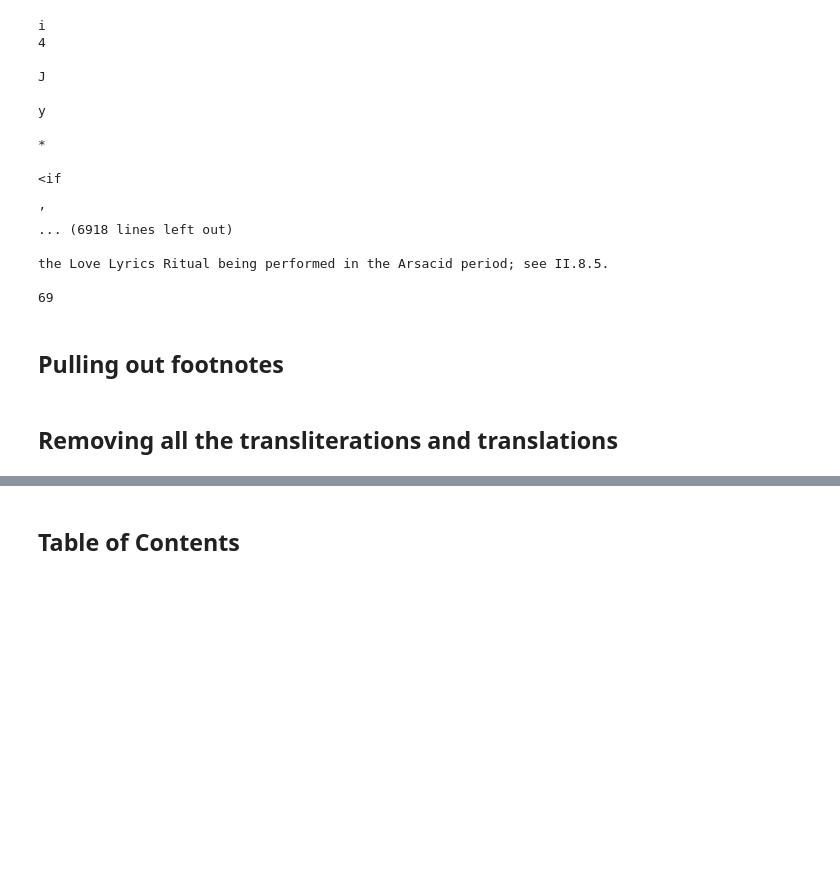
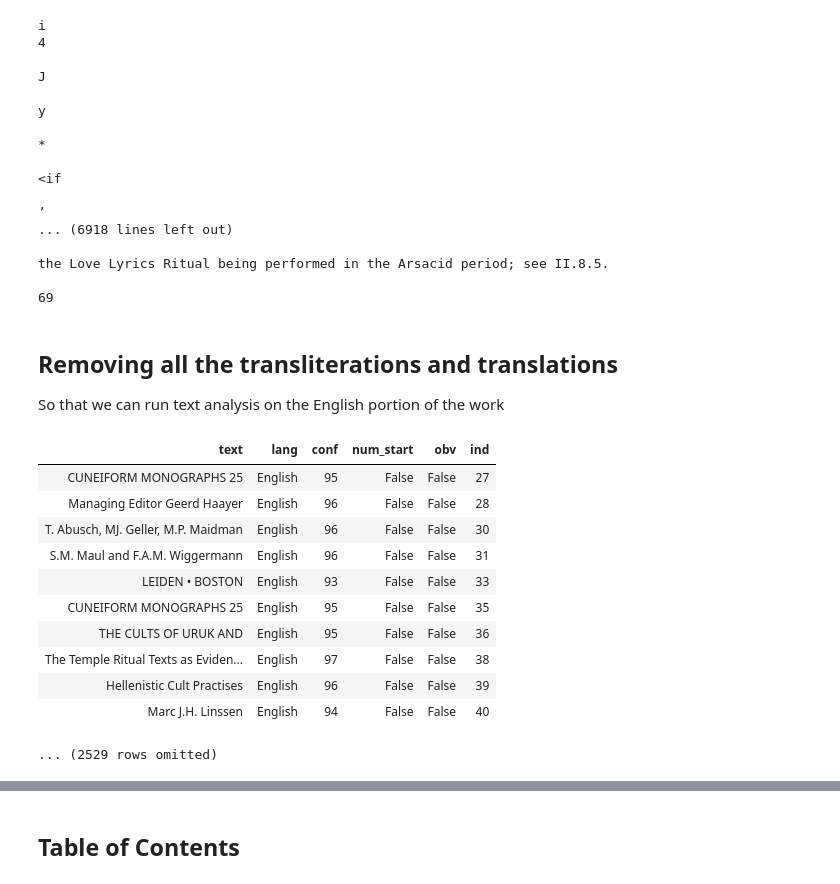
Before and after one commit to TomPiona/AndersonModule, a Jupyter notebook: More Strings and Regex/More Strings and Regex.ipynb, the cells around one changed output, grey strips where cells are left out. Saved outputs shown, nothing was run; the diff lists cells and outputs as text; code cells hidden in the pictures; blank space fills up the shorter version.

Commit message:
pulling out english text

```diff
--- a/More Strings and Regex/More Strings and Regex.ipynb
+++ b/More Strings and Regex/More Strings and Regex.ipynb
@@ -38,7 +38,7 @@ y
 the Love Lyrics Ritual being performed in the Arsacid period; see II.8.5.
 
 69
-# %% [markdown]
-## Pulling out footnotes
 # %% [markdown]
 ## Removing all the transliterations and translations
+
+So that we can run text analysis on the English portion of the work
@@ -46,0 +53,41 @@ the Love Lyrics Ritual being performed in the Arsacid period; see II.8.5.
+# %%
+import numpy as np
+
+no_linebreaks = [line for line in read_text.split('\n') if len(line) > 0]
+lang = [Detector(line,quiet=True).language.name for line in no_linebreaks]
+conf = [Detector(line,quiet=True).language.confidence for line in no_linebreaks]
+bool_obv = [bool(re.match('[O,o,0][b,B][v,V]', line)) for line in no_linebreaks]
+bool_num_start = [bool(re.search('^\d+\s+.+',line)) for line in no_linebreaks]
+
+look_for_nonenglish = Table().with_columns([
+        'text', no_linebreaks,
+        'lang', lang,
+        'conf', conf,
+        'num_start', bool_num_start,
+        'obv', bool_obv,
+        'ind', np.arange(len(bool_obv))
+    ])
+
+low_conf = look_for_nonenglish['conf'] < 80
+high_conf = look_for_nonenglish['conf'] > 90
+english = look_for_nonenglish['lang'] == 'English'
+not_english = look_for_nonenglish['lang'] != 'English'
+language_uncertain = np.logical_or(low_conf, not_english)
+certainly_english = np.logical_and(english, high_conf)
+plsHelp = np.logical_and(language_uncertain, bool_num_start)
+
+we_want = look_for_nonenglish.where(certainly_english)
+we_want
+# %% [output]
+| text | lang | conf | num_start | obv | ind |
+| CUNEIFORM MONOGRAPHS 25 | English | 95 | False | False | 27 |
+| Managing Editor Geerd Haayer | English | 96 | False | False | 28 |
+| T. Abusch, MJ. Geller, M.P. Maidman | English | 96 | False | False | 30 |
+| S.M. Maul and F.A.M. Wiggermann | English | 96 | False | False | 31 |
+| LEIDEN • BOSTON | English | 93 | False | False | 33 |
+| CUNEIFORM MONOGRAPHS 25 | English | 95 | False | False | 35 |
+| THE CULTS OF URUK AND | English | 95 | False | False | 36 |
+| The Temple Ritual Texts as Eviden... | English | 97 | False | False | 38 |
+| Hellenistic Cult Practises | English | 96 | False | False | 39 |
+| Marc J.H. Linssen | English | 94 | False | False | 40 |
+... (2529 rows omitted)
```
Also changed, not shown: parts of 27 cells of this notebook.
